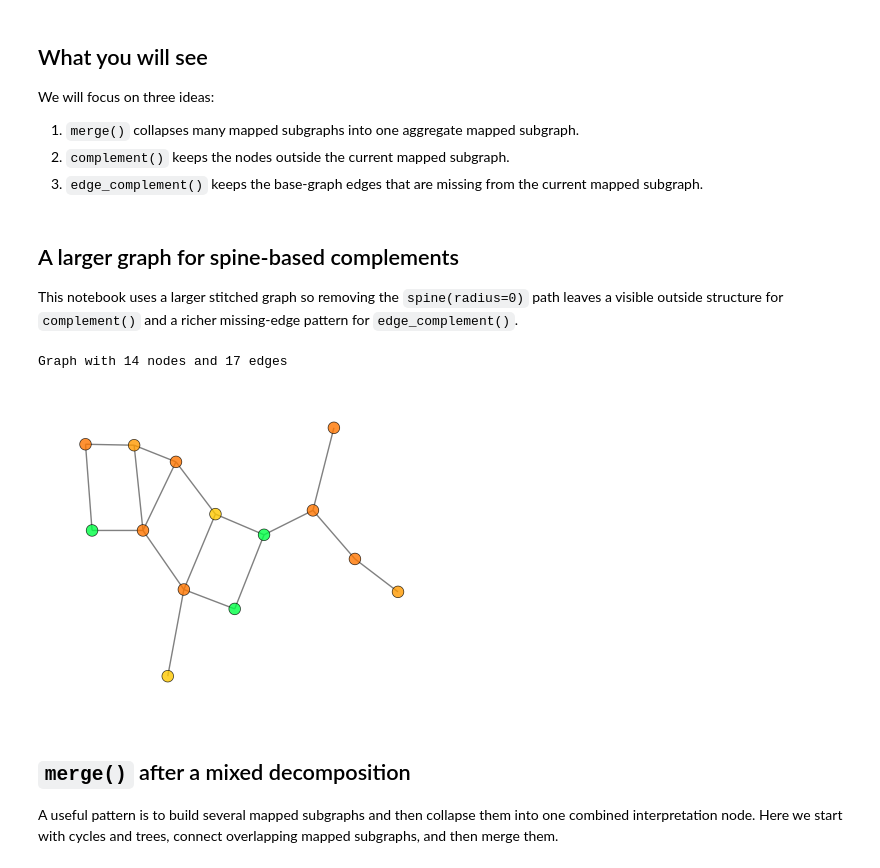
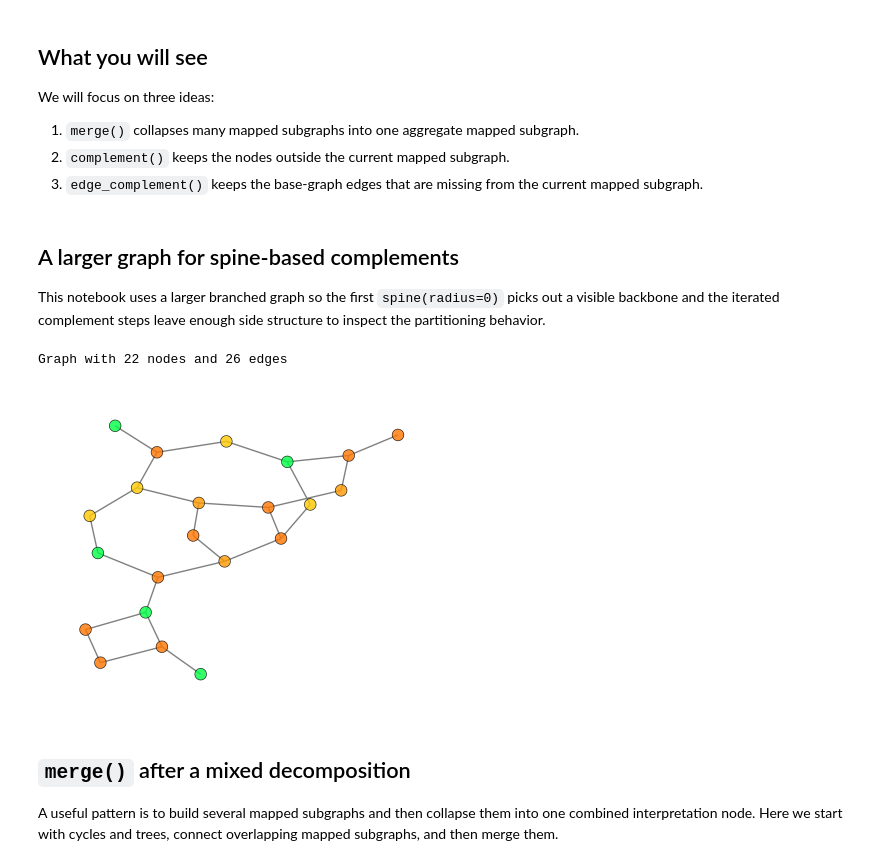
Before and after one commit to fabriziocosta/abstractgraph, a Jupyter notebook: notebooks/examples/example_abstract_graph_operators_03_merge_and_complements.ipynb, the cells around one changed output. Cells and saved outputs as stored; diff of their text form; code cells hidden in the pictures.

```diff
--- a/notebooks/examples/example_abstract_graph_operators_03_merge_and_complements.ipynb
+++ b/notebooks/examples/example_abstract_graph_operators_03_merge_and_complements.ipynb
@@ -76,39 +76,29 @@ def draw(graph, decomposition_function, *, nbits=11, label_mode="graph_hash", si
 # %% [markdown]
 ## A larger graph for spine-based complements
 
-This notebook uses a larger stitched graph so removing the `spine(radius=0)` path leaves a visible outside structure for `complement()` and a richer missing-edge pattern for `edge_complement()`.
+This notebook uses a larger branched graph so the first `spine(radius=0)` picks out a visible backbone and the iterated complement steps leave enough side structure to inspect the partitioning behavior.
 # %%
 graph = nx.Graph()
-graph.add_nodes_from([
-    (0, {'label': 'C'}),
-    (1, {'label': 'C'}),
-    (2, {'label': 'O'}),
-    (3, {'label': 'N'}),
-    (4, {'label': 'C'}),
-    (5, {'label': 'S'}),
-    (6, {'label': 'C'}),
-    (7, {'label': 'O'}),
-    (8, {'label': 'C'}),
-    (9, {'label': 'N'}),
-    (10, {'label': 'C'}),
-    (11, {'label': 'O'}),
-    (12, {'label': 'C'}),
-    (13, {'label': 'S'}),
-])
+node_labels = [
+    'C', 'C', 'O', 'N', 'C', 'S', 'C', 'O', 'C', 'N', 'C', 'O',
+    'C', 'S', 'C', 'O', 'N', 'C', 'C', 'O', 'N', 'S'
+]
+graph.add_nodes_from((idx, {'label': label}) for idx, label in enumerate(node_labels))
 graph.add_edges_from([
-    (0, 1), (1, 2), (2, 3), (3, 4), (4, 5), (5, 6),
-    (2, 7), (7, 8), (8, 9),
-    (4, 10), (10, 11),
-    (1, 12), (12, 13),
-    (3, 8), (5, 10), (6, 11),
-    (8, 10),
+    (0, 1), (1, 2), (2, 3), (3, 4), (4, 5), (5, 6), (6, 7), (7, 8),
+    (2, 9), (9, 10), (10, 11),
+    (4, 12), (12, 13), (13, 14),
+    (6, 15), (15, 16),
+    (8, 17), (17, 18), (18, 19),
+    (10, 20), (13, 20), (16, 20),
+    (5, 14), (7, 18), (1, 21), (21, 12),
 ])
 
 print(graph)
 display_graph(graph)
 # %% [output]
-Graph with 14 nodes and 17 edges
+Graph with 22 nodes and 26 edges
-[figure, old version]
+[figure, new version]
 # %% [markdown]
 ## `merge()` after a mixed decomposition
 
```
Also changed, not shown: parts of 6 cells of this notebook, 3 other files.
